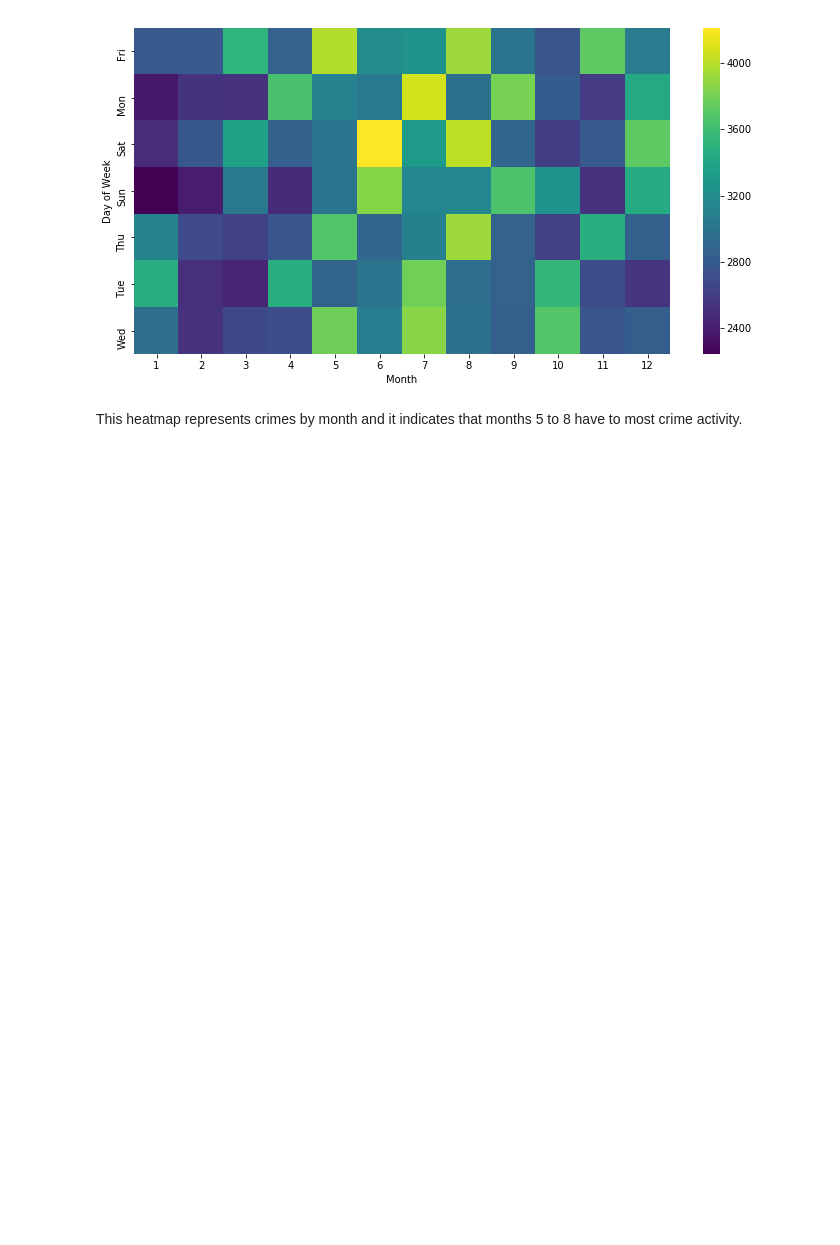
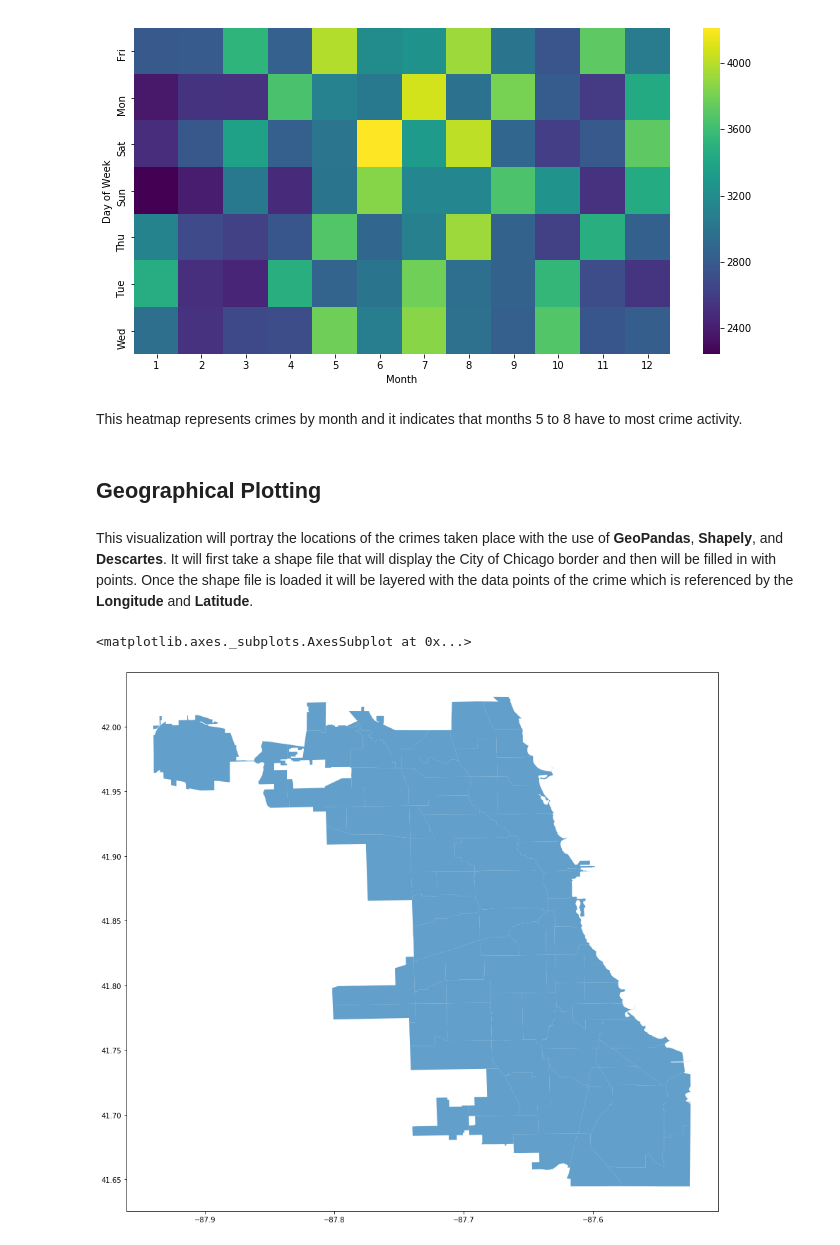
Before and after one commit to shakhuss/Chicago-Crime-Analysis, a Jupyter notebook: Chicago Crime Analysis.ipynb, the cells around one changed output. Saved outputs shown, nothing was run; the diff lists cells and outputs as text; code cells hidden in the pictures; blank space fills up the shorter version.

Commit message:
Adding Geographical Plotting

```diff
--- a/Chicago Crime Analysis.ipynb
+++ b/Chicago Crime Analysis.ipynb
@@ -241,3 +240,7 @@ sns.heatmap(dayMonth, cmap='viridis')
 [figure]
 # %% [markdown]
 This heatmap represents crimes by month and it indicates that months 5 to 8 have to most crime activity.
+# %% [markdown]
+## Geographical Plotting
+# %% [markdown]
+This visualization will portray the locations of the crimes taken place with the use of **GeoPandas**, **Shapely**, and **Descartes**. It will first take a shape file that will display the City of Chicago border and then will be filled in with points. Once the shape file is loaded it will be layered with the data points of the crime which is referenced by the **Longitude** and **Latitude**.
@@ -243,0 +253,8 @@ This heatmap represents crimes by month and it indicates that months 5 to 8 have
+# %%
+chicago_map = gpd.read_file('/Users/Owner/Desktop/Chicago Crime Analysis/shapefiles/geo_export_66c6344f-946c-4fac-bcdb-cc57ac97e968.shp')
+# %%
+fig,ax = plt.subplots(figsize = (15,15))
+chicago_map.plot(ax=ax, alpha=0.7)
+# %% [output]
+<matplotlib.axes._subplots.AxesSubplot at 0x...>
+[figure, added]
```
Also changed, not shown: parts of 15 cells of this notebook.
